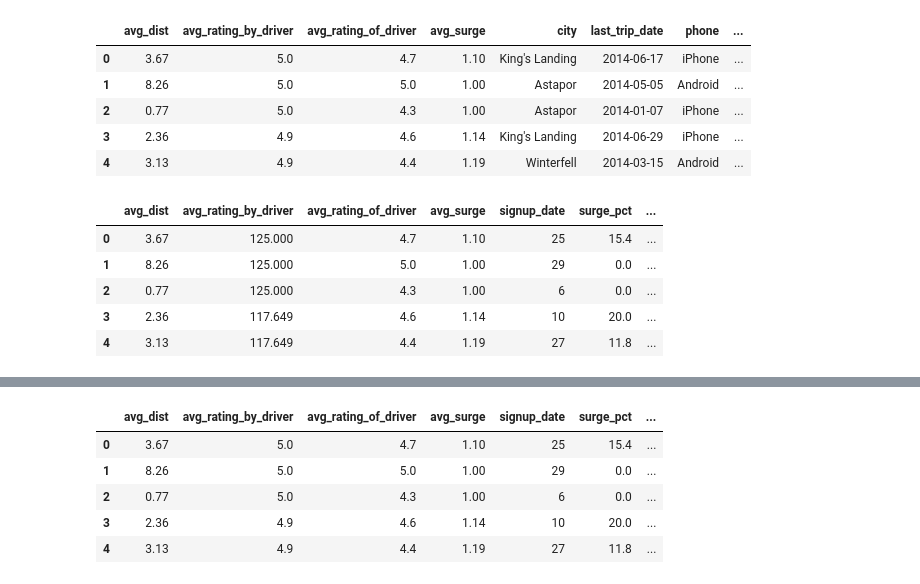
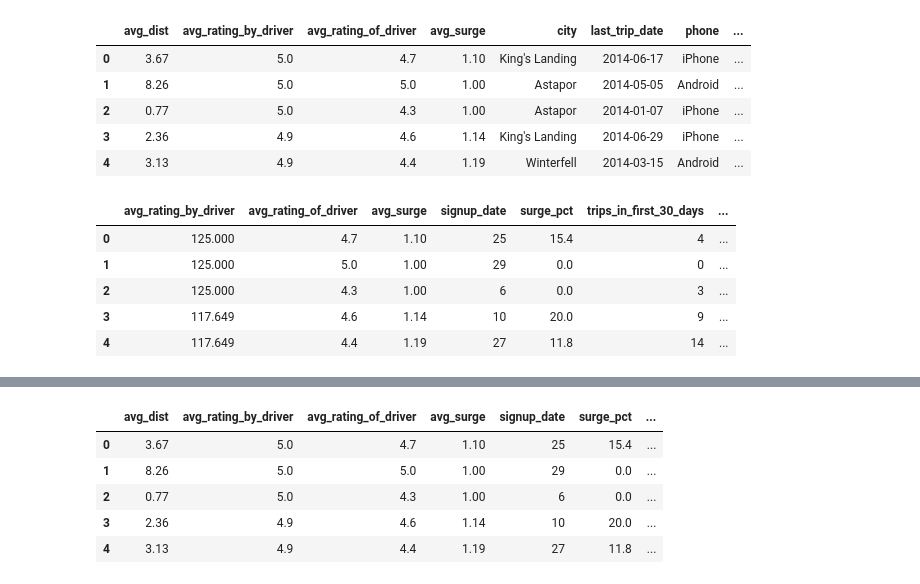
Before and after one commit to claireramming/Springboard-Mini-Projects, a Jupyter notebook: ultimate_challenge/Technical Challenge Practice 1.ipynb, the cells around one changed output, grey strips where cells are left out. Saved outputs shown, nothing was run; the diff lists cells and outputs as text; code cells hidden in the pictures.

```diff
--- a/ultimate_challenge/Technical Challenge Practice 1.ipynb
+++ b/ultimate_challenge/Technical Challenge Practice 1.ipynb
@@ -312,26 +312,26 @@ riders.head()
 # %%
 y = riders.retained
 #X = riders.drop(['retained', 'last_trip_date', 'avg_rating_by_driver', 'avg_rating_of_driver'], 1)
-X = riders.drop(['retained', 'last_trip_date', 'rating_of_by_driver', 'avg_dist_log'], 1)
+X = riders.drop(['retained', 'last_trip_date', 'avg_dist'], 1)
 # %%
-riders.rating_of_by_driver.replace('NaN', 0, inplace=True)
+#riders.rating_of_by_driver.replace('NaN', 0, inplace=True)
 X = X.drop('phone', 1)
 X_phone = pd.get_dummies(riders.phone, drop_first=False)
 X = pd.get_dummies(X, drop_first=True)
 X['android'] = X_phone.Android
 X['iphone'] = X_phone.iPhone
 X.avg_rating_by_driver = X.avg_rating_by_driver ** 3
-#X.avg_rating_by_driver.fillna(X.avg_rating_by_driver.mean(), inplace=True)
-#X.avg_rating_of_driver.fillna(X.avg_rating_of_driver.mean(), inplace=True)
+X.avg_rating_by_driver.fillna(X.avg_rating_by_driver.mean(), inplace=True)
+X.avg_rating_of_driver.fillna(X.avg_rating_of_driver.mean(), inplace=True)
 #X = X.drop(['retained', 'last_trip_date', 'avg_rating_by_driver', 'avg_rating_of_driver', 'rating_of_driver_cubed'], 1)
 X.head()
 # %% [output]
-|  | avg_dist | avg_rating_by_driver | avg_rating_of_driver | avg_surge | signup_date | surge_pct | ... |
-| 0 | 3.67 | 125.000 | 4.7 | 1.10 | 25 | 15.4 | ... |
-| 1 | 8.26 | 125.000 | 5.0 | 1.00 | 29 | 0.0 | ... |
-| 2 | 0.77 | 125.000 | 4.3 | 1.00 | 6 | 0.0 | ... |
-| 3 | 2.36 | 117.649 | 4.6 | 1.14 | 10 | 20.0 | ... |
-| 4 | 3.13 | 117.649 | 4.4 | 1.19 | 27 | 11.8 | ... |
+|  | avg_rating_by_driver | avg_rating_of_driver | avg_surge | signup_date | surge_pct | trips_in_first_30_days | ... |
+| 0 | 125.000 | 4.7 | 1.10 | 25 | 15.4 | 4 | ... |
+| 1 | 125.000 | 5.0 | 1.00 | 29 | 0.0 | 0 | ... |
+| 2 | 125.000 | 4.3 | 1.00 | 6 | 0.0 | 3 | ... |
+| 3 | 117.649 | 4.6 | 1.14 | 10 | 20.0 | 9 | ... |
+| 4 | 117.649 | 4.4 | 1.19 | 27 | 11.8 | 14 | ... |
 # %%
 from sklearn.model_selection import train_test_split
 from sklearn.linear_model import LogisticRegression
```
Also changed, not shown: parts of 3 cells of this notebook, 3 other files.
